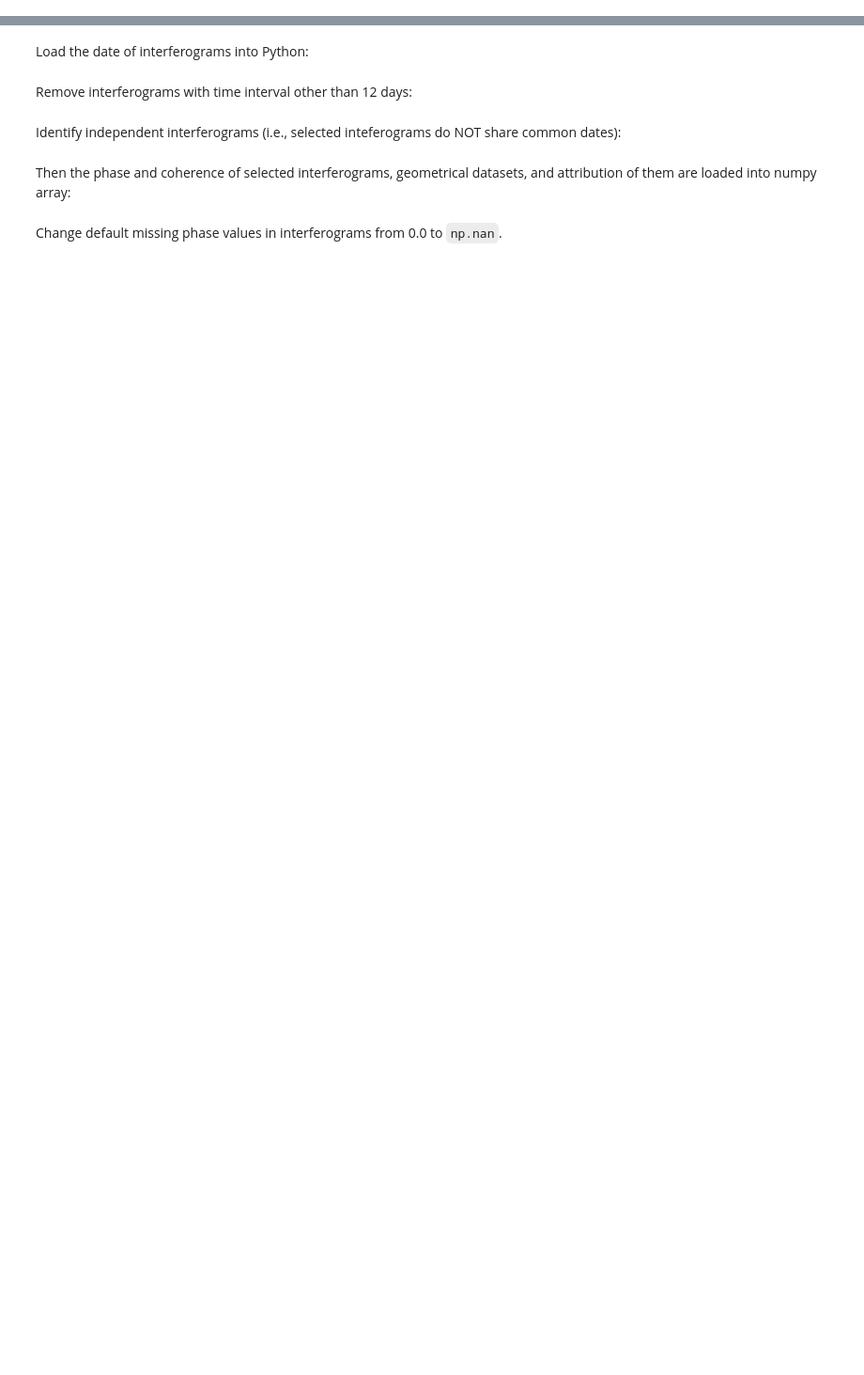
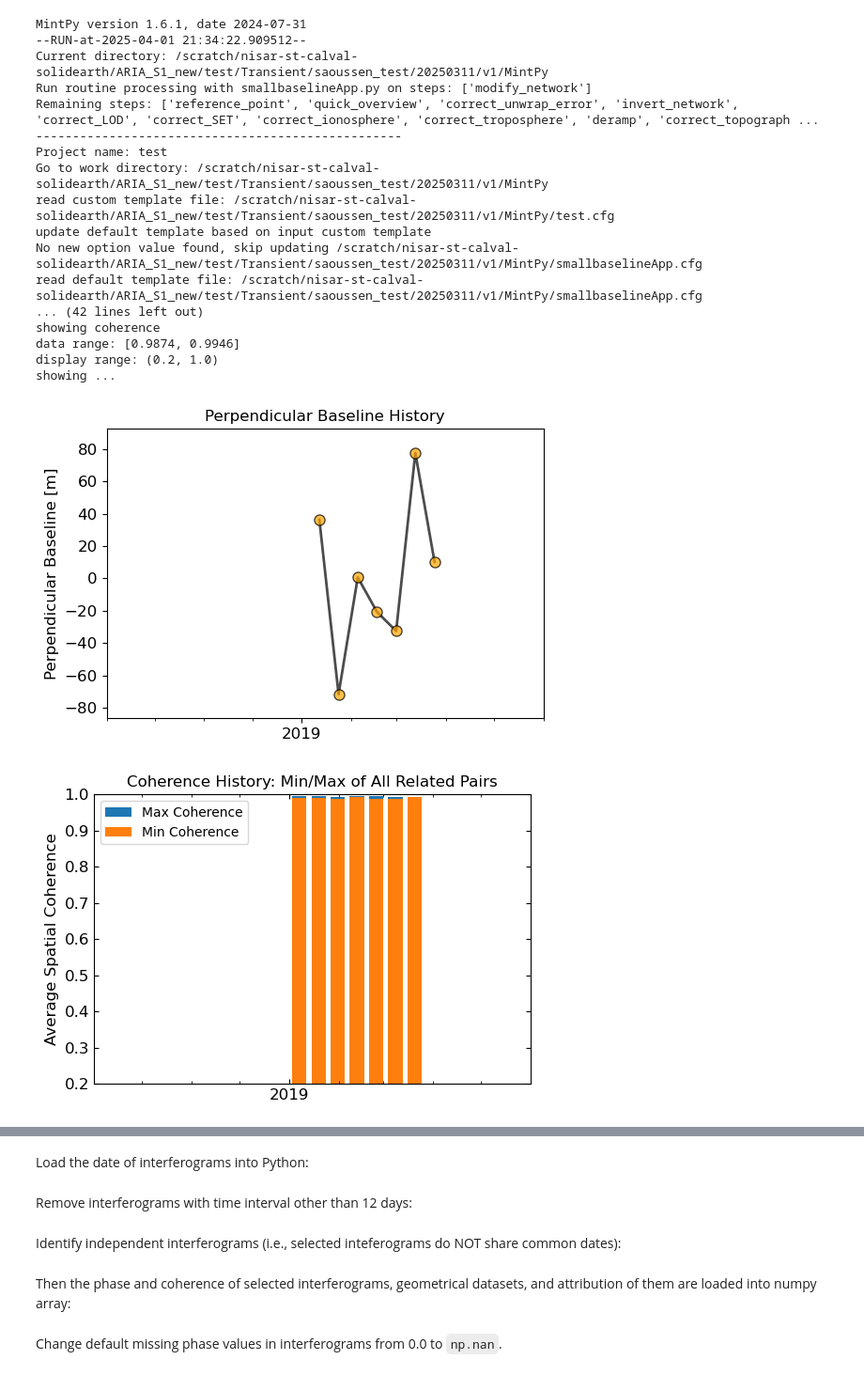
Before and after one commit to nisar-solid/ATBD, a Jupyter notebook: methods/transient/Transient_Requirement_Validation.ipynb, the cells around one changed output, grey strips where cells are left out. Shown at 94% size. Cells and saved outputs as stored; diff of their text form; code cells hidden in the pictures; blank space fills up the shorter version.

Commit message:
Updated transient validation notebook and fixed bugs in plotting.py

```diff
--- a/methods/transient/Transient_Requirement_Validation.ipynb
+++ b/methods/transient/Transient_Requirement_Validation.ipynb
@@ -113,20 +134,23 @@ from solid_utils.sampling import load_geo, samp_pair
 # %%
-################# Set Directories ##########################################
-requirement = 'Transient'
+# Directory location for Cal/Val data (do not change)
+start_directory = '/scratch/nisar-st-calval-solidearth/'
 
 # Site directory
 site_dir = os.path.join(start_directory, dataset, site)
 
-work_dir = os.path.join(start_directory,dataset,requirement,site,you,today,'v'+version)
-print("Work directory:", work_dir)
+# Working directory for calval processing
+work_dir = os.path.join(site_dir, requirement, you, rundate, 'v' + version)
+print("  Work directory:", work_dir)
 
-gunw_dir = os.path.join(work_dir,'products')
-print("   GUNW    dir:", gunw_dir)
+# Directory for storing GUNW interferograms
+gunw_dir = os.path.join(site_dir,'products')
+print("  GUNW directory:", gunw_dir)
 
+# Directory for storing MintPy outputs
 mintpy_dir = os.path.join(work_dir,'MintPy')
-print("   MintPy  dir:", mintpy_dir)
+print("MintPy directory:", mintpy_dir)
 
-### Change to MintPy workdir
+# Flag missing MintPy directory
 if not os.path.exists(mintpy_dir):
     print()
     print('ERROR: Stop! Your MintPy processing directory does not exist for this requirement, site, version, or date of your ATBD run.')
@@ -135,10 +159,6 @@ if not os.path.exists(mintpy_dir):
 else:
     os.chdir(mintpy_dir)
 
+# Set MintPy filenames
 vel_file = os.path.join(mintpy_dir, 'velocity.h5')
-msk_file = os.path.join(mintpy_dir, 'maskConnComp.h5')  # maskTempCoh.h5 maskConnComp.h5
-
-with open(custom_sites,'r') as fid:
-    sitedata = json.load(fid)
-
-sitedata['sites'][site]
+msk_file = os.path.join(mintpy_dir, 'maskConnComp.h5')  # maskTempCoh.h5
@@ -144,0 +186,25 @@ sitedata['sites'][site]
+# %%
+config_file = os.path.join(mintpy_dir, sitedata['sites'][site]['calval_location'] + '.cfg')
+command = 'smallbaselineApp.py ' + str(config_file) + ' --dostep modify_network'
+process = subprocess.run(command, shell=True)
+plot_network.main(['inputs/ifgramStack.h5'])
+# %% [output]
+MintPy version 1.6.1, date 2024-07-31
+--RUN-at-2025-04-01 21:34:22.909512--
+Current directory: /scratch/nisar-st-calval-solidearth/ARIA_S1_new/test/Transient/saoussen_test/20250311/v1/MintPy
+Run routine processing with smallbaselineApp.py on steps: ['modify_network']
+Remaining steps: ['reference_point', 'quick_overview', 'correct_unwrap_error', 'invert_network', 'correct_LOD', 'correct_SET', 'correct_ionosphere', 'correct_troposphere', 'deramp', 'correct_topograph ...
+--------------------------------------------------
+Project name: test
+Go to work directory: /scratch/nisar-st-calval-solidearth/ARIA_S1_new/test/Transient/saoussen_test/20250311/v1/MintPy
+read custom template file: /scratch/nisar-st-calval-solidearth/ARIA_S1_new/test/Transient/saoussen_test/20250311/v1/MintPy/test.cfg
+update default template based on input custom template
+No new option value found, skip updating /scratch/nisar-st-calval-solidearth/ARIA_S1_new/test/Transient/saoussen_test/20250311/v1/MintPy/smallbaselineApp.cfg
+read default template file: /scratch/nisar-st-calval-solidearth/ARIA_S1_new/test/Transient/saoussen_test/20250311/v1/MintPy/smallbaselineApp.cfg
+... (42 lines left out)
+showing coherence
+data range: [0.9874, 0.9946]
+display range: (0.2, 1.0)
+showing ...
+[figure, added]
+[figure, added]
```
Also changed, not shown: parts of 118 cells of this notebook, 1 other file.
